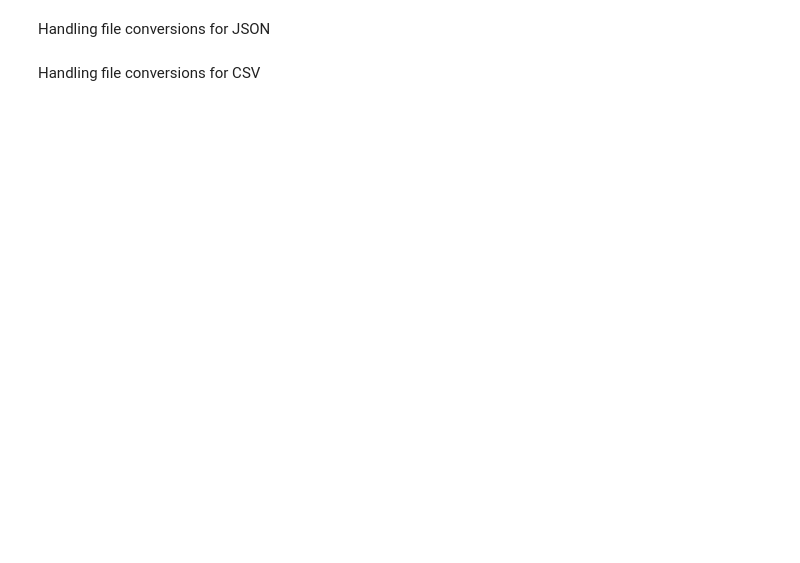
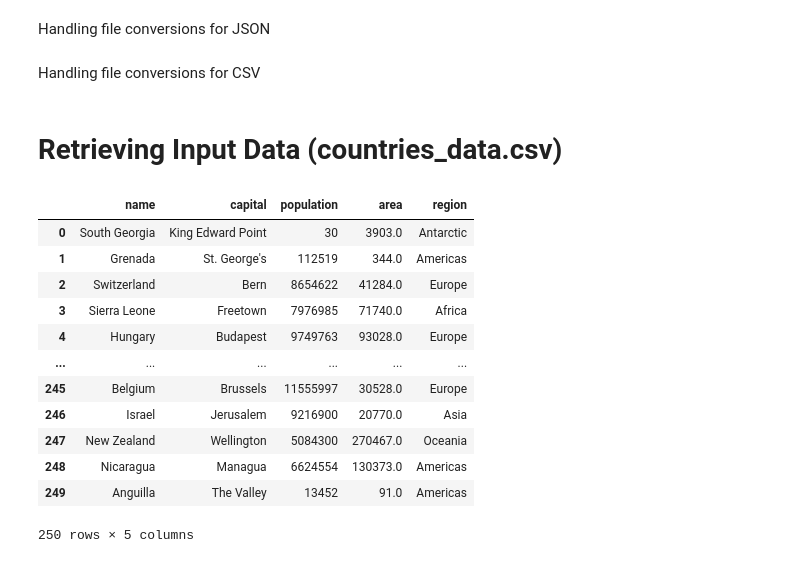
Before and after one commit to McMeans/ds2002_project1, a Jupyter notebook: project.ipynb, the cells around one changed output. Cells and saved outputs as stored; diff of their text form; code cells hidden in the pictures; blank space fills up the shorter version.

Commit message:
stopping point

```diff
--- a/project.ipynb
+++ b/project.ipynb
@@ -75,0 +81,22 @@ def convert_from_csv(csv_file_path, result_type):
+# %% [markdown]
+# **Retrieving Input Data (countries_data.csv)**
+# %%
+# load data
+df = pd.read_csv('input_data/countries_data.csv')
+
+# show df
+df
+# %% [output]
+|  | name | capital | population | area | region |
+| 0 | South Georgia | King Edward Point | 30 | 3903.0 | Antarctic |
+| 1 | Grenada | St. George's | 112519 | 344.0 | Americas |
+| 2 | Switzerland | Bern | 8654622 | 41284.0 | Europe |
+| 3 | Sierra Leone | Freetown | 7976985 | 71740.0 | Africa |
+| 4 | Hungary | Budapest | 9749763 | 93028.0 | Europe |
+| ... | ... | ... | ... | ... | ... |
+| 245 | Belgium | Brussels | 11555997 | 30528.0 | Europe |
+| 246 | Israel | Jerusalem | 9216900 | 20770.0 | Asia |
+| 247 | New Zealand | Wellington | 5084300 | 270467.0 | Oceania |
+| 248 | Nicaragua | Managua | 6624554 | 130373.0 | Americas |
+| 249 | Anguilla | The Valley | 13452 | 91.0 | Americas |
+250 rows × 5 columns
```
Also changed, not shown: parts of 27 cells of this notebook, 2 other files.
